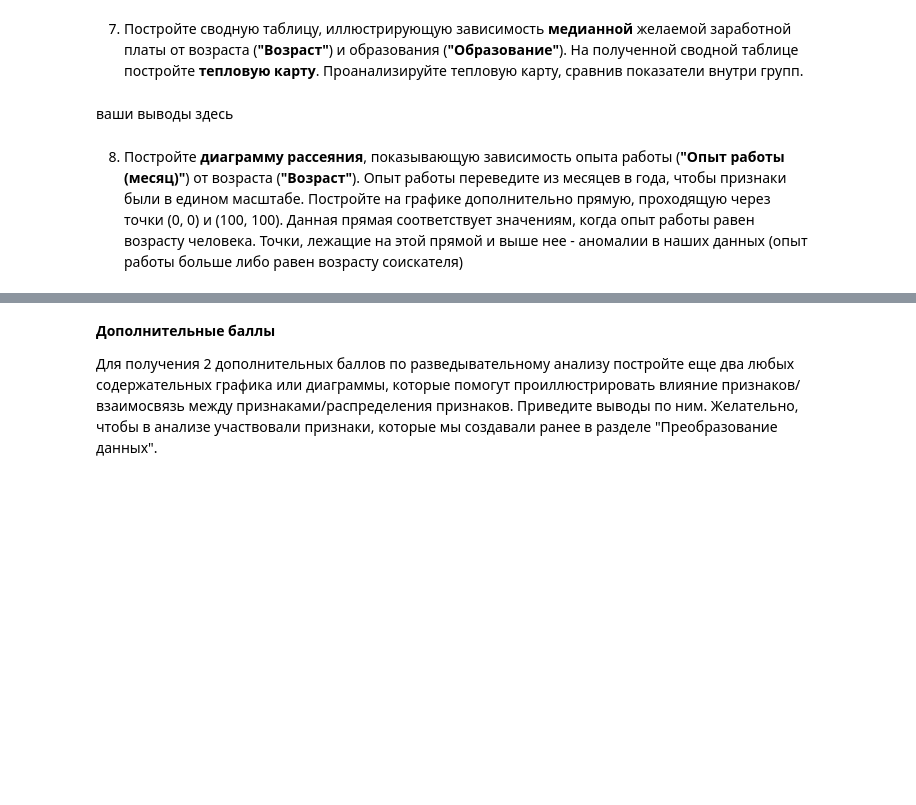
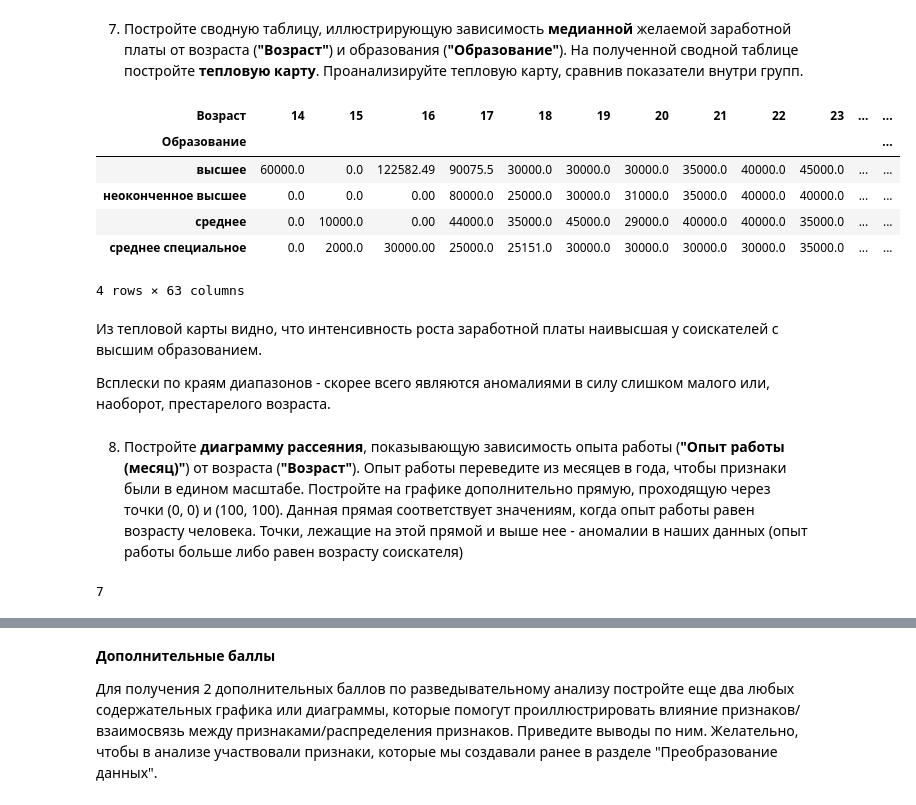
Before and after one commit to AleksandrOsip/PROJECT-1.-Resume-analysis-from-HeadHunter, a Jupyter notebook: Project-1._Ноутбук-шаблон.ipynb, the cells around one changed output, grey strips where cells are left out. Saved outputs shown, nothing was run; the diff lists cells and outputs as text; code cells hidden in the pictures; blank space fills up the shorter version.

```diff
--- a/Project-1._Ноутбук-шаблон.ipynb
+++ b/Project-1._Ноутбук-шаблон.ipynb
@@ -359,0 +342,35 @@ None
+# %%
+def get_salary_num(arg):
+    salary = float(arg.split()[0])
+    return salary
+
+def get_salary_сurrency(arg):
+    currency_dict = {
+        'USD': 'USD', 'KZT': 'KZT',
+        'грн': 'UAH', 'белруб': 'BYN',
+        'EUR': 'EUR', 'KGS': 'KGS',
+        'сум': 'UZS', 'AZN': 'AZN'
+    }
+    curr = arg.split()[1].replace('.', '')
+    if curr == 'руб':
+        return 'RUB'
+    else:
+        return currency_dict[curr]
+
+ER = pd.read_csv('data/ExchangeRates.zip')
+ER['date'] = pd.to_datetime(ER['date'], format='mixed', dayfirst=True).dt.date
+df['Обновление резюме'] = pd.to_datetime(df['Обновление резюме'], format='%d.%m.%Y %H:%M').dt.date
+
+df['ЗП_digit'] = df['ЗП'].apply(get_salary_num)
+df['name_currency'] = df['ЗП'].apply(get_salary_сurrency)
+merged = df.merge(
+    ER,
+    left_on=['name_currency', 'Обновление резюме'],
+    right_on=['currency', 'date',],
+    how='left'
+)
+merged['close'] = merged['close'].fillna(1)
+merged['proportion'] = merged['proportion'].fillna(1)
+df['ЗП (руб)'] = merged['close'] * merged['ЗП_digit'] / merged['proportion']
+df = df.drop(['ЗП', 'ЗП_digit', 'name_currency'], axis=1)
+print('Желаемая медианная заработная плата соискателей', round(df['ЗП (руб)'].median()/1000), 'тыс. рублей.')
@@ -406,0 +556,17 @@ None
+# %%
+pivot = df.pivot_table(
+    values='ЗП (руб)',
+    columns='Возраст',
+    index='Образование',
+    aggfunc='median',
+    fill_value=0
+)
+display(pivot)
+# %% [output]
+| Возраст | 14 | 15 | 16 | 17 | 18 | 19 | 20 | 21 | 22 | 23 | ... | ... |
+| Образование |  |  |  |  |  |  |  |  |  |  |  | ... |
+| высшее | 60000.0 | 0.0 | 122582.49 | 90075.5 | 30000.0 | 30000.0 | 30000.0 | 35000.0 | 40000.0 | 45000.0 | ... | ... |
+| неоконченное высшее | 0.0 | 0.0 | 0.00 | 80000.0 | 25000.0 | 30000.0 | 31000.0 | 35000.0 | 40000.0 | 40000.0 | ... | ... |
+| среднее | 0.0 | 10000.0 | 0.00 | 44000.0 | 35000.0 | 45000.0 | 29000.0 | 40000.0 | 40000.0 | 35000.0 | ... | ... |
+| среднее специальное | 0.0 | 2000.0 | 30000.00 | 25000.0 | 25151.0 | 30000.0 | 30000.0 | 30000.0 | 30000.0 | 35000.0 | ... | ... |
+4 rows × 63 columns
@@ -407,5 +580,7 @@ None
 # %% [markdown]
-ваши выводы здесь
+Из тепловой карты видно, что интенсивность роста заработной платы наивысшая у соискателей с высшим образованием.
+
+Всплески по краям диапазонов - скорее всего являются аномалиями в силу слишком малого или, наоборот, престарелого возраста.
 # %% [markdown]
 8. Постройте **диаграмму рассеяния**, показывающую зависимость опыта работы (**"Опыт работы (месяц)"**) от возраста (**"Возраст"**). Опыт работы переведите из месяцев в года, чтобы признаки были в едином масштабе. Постройте на графике дополнительно прямую, проходящую через точки (0, 0) и (100, 100). Данная прямая соответствует значениям, когда опыт работы равен возрасту человека. Точки, лежащие на этой прямой и выше нее - аномалии в наших данных (опыт работы больше либо равен возрасту соискателя)
 # %%
@@ -413 +608,5 @@ None
+# %%
+df[df['Опыт работы (год)']>=df['Возраст']].shape[0]
+# %% [output]
+7
 # %% [markdown]
```
Also changed, not shown: parts of 59 cells of this notebook.
